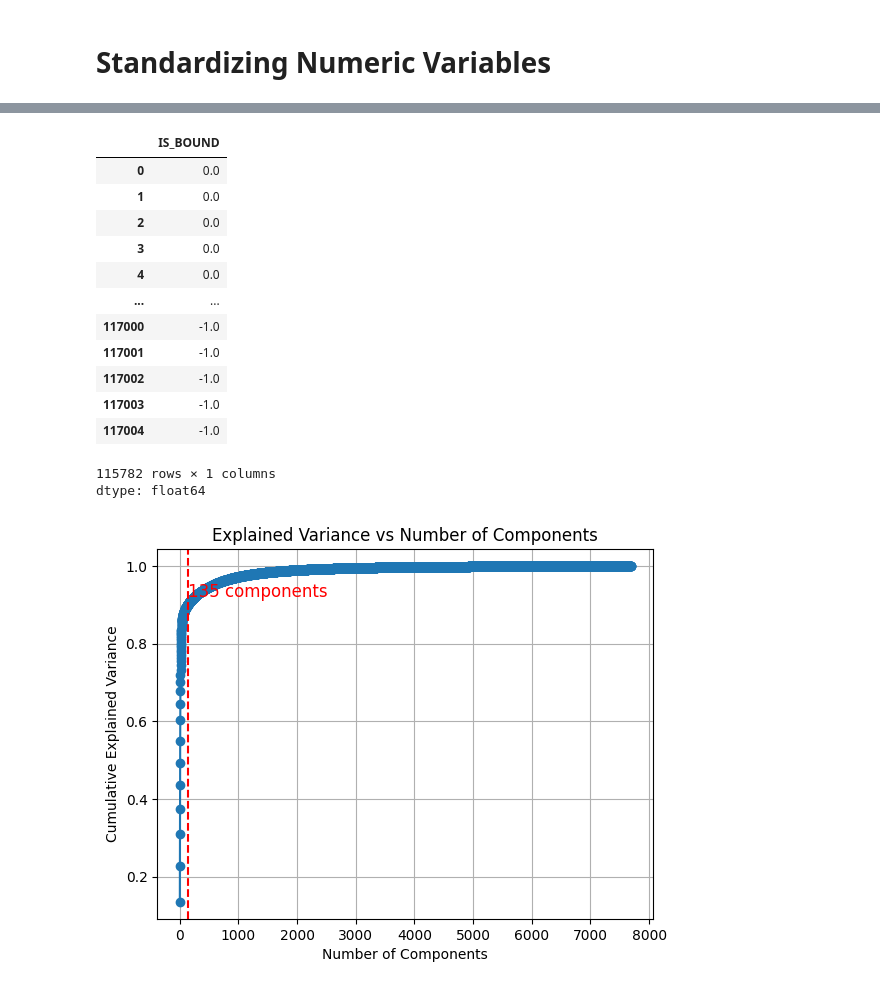
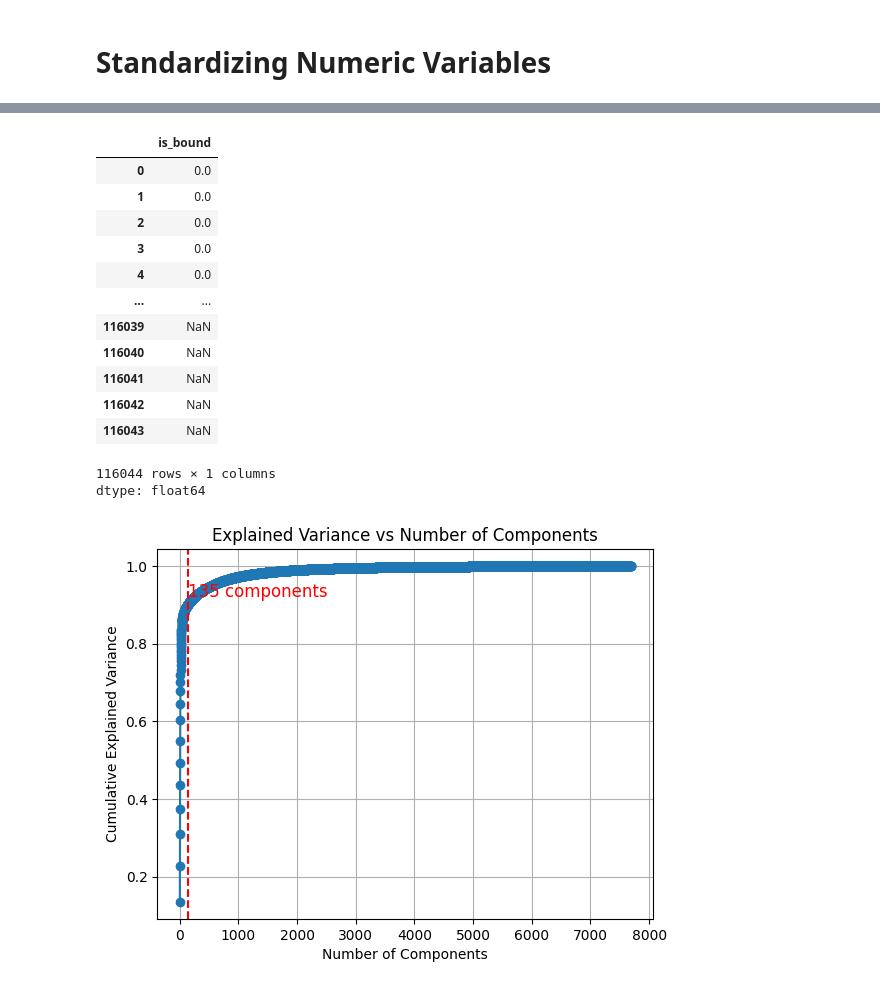
Before and after one commit to stephanieajah/6100-Project-Two, a Jupyter notebook: Insurance_Purchase_Prediction_Model.ipynb, the cells around one changed output, grey strips where cells are left out. Saved outputs shown, nothing was run; the diff lists cells and outputs as text; code cells hidden in the pictures.

```diff
--- a/Insurance_Purchase_Prediction_Model.ipynb
+++ b/Insurance_Purchase_Prediction_Model.ipynb
@@ -155,6 +356,6 @@ show_percent_missing(full_df)
 Over 80% of values missing for 'years as principal driver', 'marking system' and 'tracking system'. These variables will be dropped and the remaining columns with missing values will be handled on a case by case situation
 # %%
 # Dropping Columns With Missing Values Over 80% on training data
-full_df.drop(columns=['YEARS_AS_PRINCIPAL_DRIVER', 'MARKING_SYSTEM','TRACKING_SYSTEM'], axis =1, inplace=True)
+full_df.drop(columns=['years_as_principal_driver', 'marking_system','tracking_system'], axis =1, inplace=True)
 full_df.head()
 # %% [output]
@@ -277,32 +386,32 @@ full_df.shape[0]
 # %%
 # Filling missing values with the median
-full_df["ANNUAL_KM"] = full_df["ANNUAL_KM"].fillna(full_df["ANNUAL_KM"].median())
+full_df["annual_km"] = full_df["annual_km"].fillna(full_df["annual_km"].median())
 
 # Filling missing values with the median
-full_df["VEHICLE_OWNERSHIP"] = full_df["VEHICLE_OWNERSHIP"].fillna(full_df["VEHICLE_OWNERSHIP"].mode()[0])
+full_df["vehicle_ownership"] = full_df["vehicle_ownership"].fillna(full_df["vehicle_ownership"].mode()[0])
 
 
 # Filling missing values with median of each year_of_birth
-full_df['YEARS_LICENSED'] = full_df.groupby('YEAR_OF_BIRTH')['YEARS_LICENSED'].transform(lambda value: value.fillna(value.median()))
+full_df['years_licensed'] = full_df.groupby('year_of_birth')['years_licensed'].transform(lambda value: value.fillna(value.median()))
 
 # Filling missing values with median of each vehicle make
-full_df['VEHICLE_VALUE'] = full_df.groupby('VEHICLEMAKE')['VEHICLE_VALUE'].transform(lambda value: value.fillna(value.median()))
+full_df['vehicle_value'] = full_df.groupby('vehicle_make')['vehicle_value'].transform(lambda value: value.fillna(value.median()))
 
 # Filling remaining missing values with median of vehicle value for rows with blank vehicle model
-full_df['VEHICLE_VALUE'] = full_df['VEHICLE_VALUE'].fillna(full_df['VEHICLE_VALUE'].median())
+full_df['vehicle_value'] = full_df['vehicle_value'].fillna(full_df['vehicle_value'].median())
 
 
 # Indexing retirees and unemployed to fill them with zeros
-index_to_fill = full_df[(full_df['OCCUPATION'] == 'Retired') | (full_df['OCCUPATION'] == 'Unemployed')].index
+index_to_fill = full_df[(full_df['occupation'] == 'Retired') | (full_df['occupation'] == 'Unemployed')].index
 
 # Replacing commute distances of indexed group with zero
-full_df.loc[index_to_fill, 'COMMUTE_DISTANCE'] = 0
+full_df.loc[index_to_fill, 'commute_distance'] = 0
 
 # Filling remaining missing values with median of each occupation
-full_df['COMMUTE_DISTANCE'] = full_df.groupby('OCCUPATION')['COMMUTE_DISTANCE'].transform(lambda value: value.fillna(value.median()))
+full_df['commute_distance'] = full_df.groupby('occupation')['commute_distance'].transform(lambda value: value.fillna(value.median()))
 
 # Filling remaining missing values with median of commute_distance for rows with blank occupation
-full_df['COMMUTE_DISTANCE'] = full_df['COMMUTE_DISTANCE'].fillna(full_df['COMMUTE_DISTANCE'].median())
+full_df['commute_distance'] = full_df['commute_distance'].fillna(full_df['commute_distance'].median());
 # %%
 full_df.isnull().sum()
 # %% [output]
@@ -362,4 +471,4 @@ category_mapping = {'1FTFW1EF8BFA01523': 'FORD', 'FORD F150': 'FORD', 'F150': 'F
                     'MERCEDES-BENZ TRUCK': 'MERCEDES'}
 
 
-full_df['VEHICLEMAKE'] = full_df['VEHICLEMAKE'].map(category_mapping).fillna(full_df['VEHICLEMAKE'])
+full_df['vehicle_make'] = full_df['vehicle_make'].map(category_mapping).fillna(full_df['vehicle_make'])
@@ -396,9 +496,9 @@ full_df.tail()
 # %%
-full_df.drop(columns = 'QUOTEDATE', axis=1, inplace = True)
+full_df.drop(columns = 'quote_date', axis=1, inplace = True)
 
 
 num_cols = list(full_df.select_dtypes(include=['float64', 'int64']).columns)
 
-num_cols.remove('IS_BOUND')
+num_cols.remove('is_bound')
 num_cols
 # %% [output]
@@ -432,17 +532,17 @@ full_df.head()
 # %%
-full_df['IS_BOUND']
+full_df['is_bound']
 # %% [output]
-|  | IS_BOUND |
+|  | is_bound |
 | 0 | 0.0 |
 | 1 | 0.0 |
 | 2 | 0.0 |
 | 3 | 0.0 |
 | 4 | 0.0 |
 | ... | ... |
-| 117000 | -1.0 |
-| 117001 | -1.0 |
-| 117002 | -1.0 |
-| 117003 | -1.0 |
-| 117004 | -1.0 |
+| 116039 | NaN |
+| 116040 | NaN |
+| 116041 | NaN |
+| 116042 | NaN |
+| 116043 | NaN |
-115782 rows × 1 columns
+116044 rows × 1 columns
 dtype: float64
```
Also changed, not shown: parts of 46 cells of this notebook.
